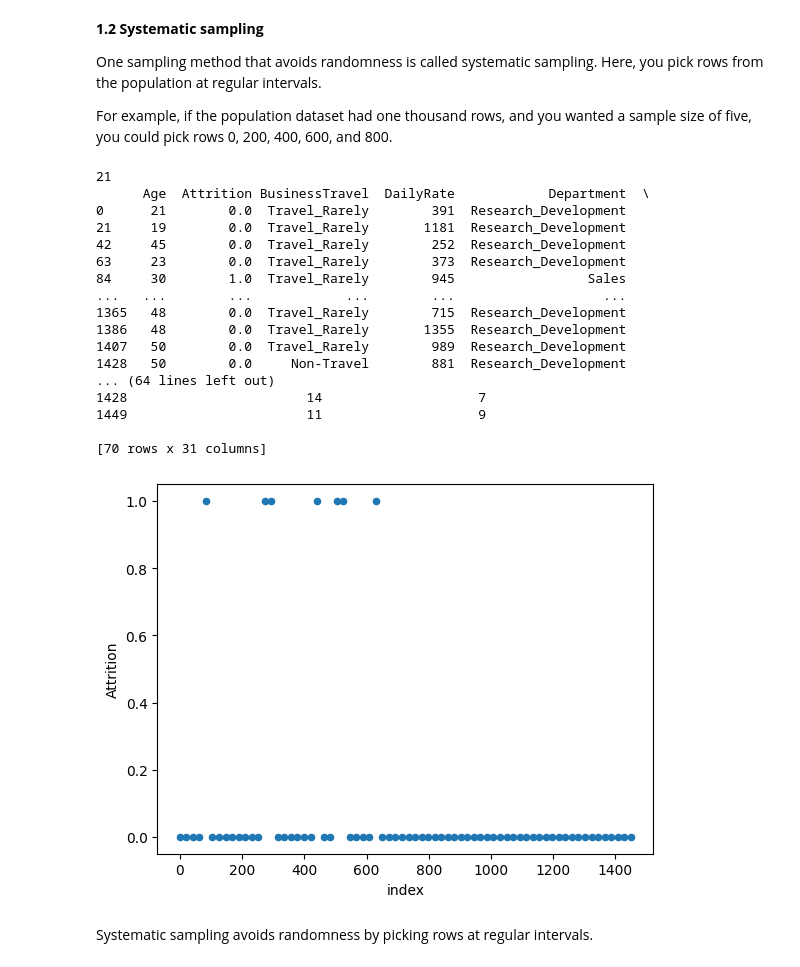
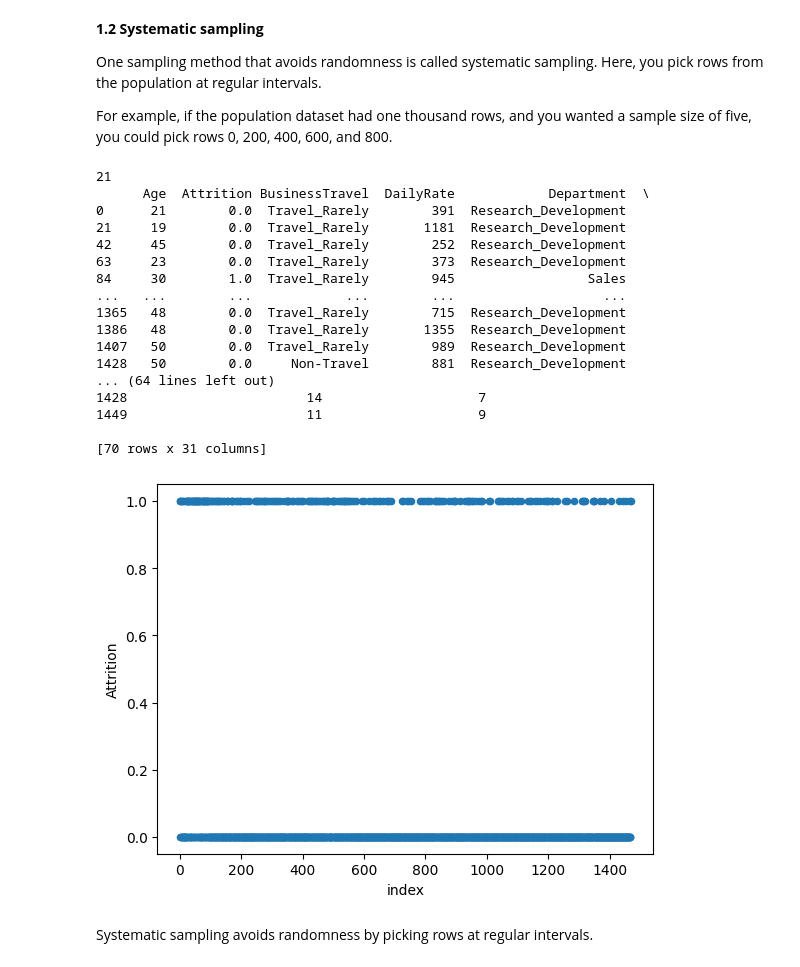
Before and after one commit to yazanhannun/Sampling-in-Python, a Jupyter notebook: 2_Sampling Methods.ipynb, the cells around one changed output. Cells and saved outputs as stored; diff of their text form; code cells hidden in the pictures.

```diff
--- a/2_Sampling Methods.ipynb
+++ b/2_Sampling Methods.ipynb
@@ -75,35 +75,35 @@ pop_size = len(attrition_pop)
 interval = pop_size // sample_size
 print(interval)
 
 # Systematically sample 70 rows
 attrition_sys_samp = attrition_pop.iloc[::interval]
 
 # Print the sample
 print(attrition_sys_samp)
 
 # Checking if there is a trouble with systematic sampling by plotting the sample and check if there is a pettern in the plot
 import matplotlib.pyplot as plt
-attrition_sys_samp_id = attrition_sys_samp.reset_index()
-attrition_sys_samp_id.plot(x='index', y='Attrition', kind="scatter")
+attrition_pop_id = attrition_pop.reset_index()
+attrition_pop_id.plot(x='index', y='Attrition', kind="scatter")
 plt.show()
 # %% [output]
 21
       Age  Attrition BusinessTravel  DailyRate            Department  \
 0      21        0.0  Travel_Rarely        391  Research_Development
 21     19        0.0  Travel_Rarely       1181  Research_Development
 42     45        0.0  Travel_Rarely        252  Research_Development
 63     23        0.0  Travel_Rarely        373  Research_Development
 84     30        1.0  Travel_Rarely        945                 Sales
 ...   ...        ...            ...        ...                   ...
 1365   48        0.0  Travel_Rarely        715  Research_Development
 1386   48        0.0  Travel_Rarely       1355  Research_Development
 1407   50        0.0  Travel_Rarely        989  Research_Development
 1428   50        0.0     Non-Travel        881  Research_Development
 ... (64 lines left out)
 1428                       14                    7
 1449                       11                    9
 
 [70 rows x 31 columns]
-[figure, old version]
+[figure, new version]
 # %% [markdown]
 Systematic sampling avoids randomness by picking rows at regular intervals.
```
Also changed, not shown: parts of 5 cells of this notebook.
